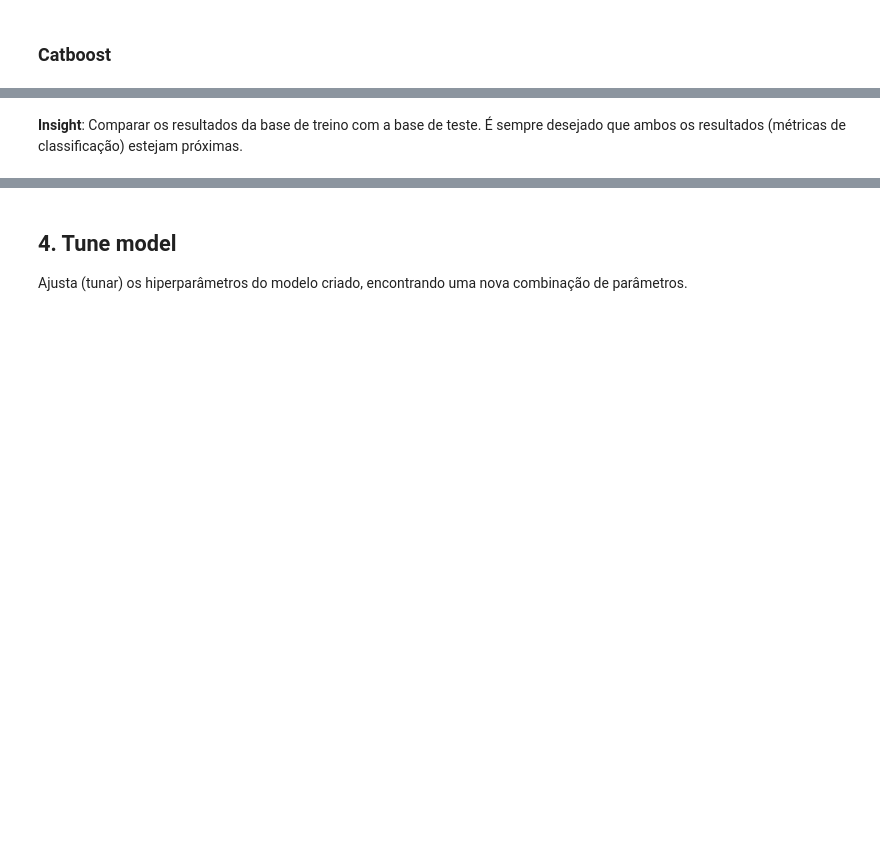
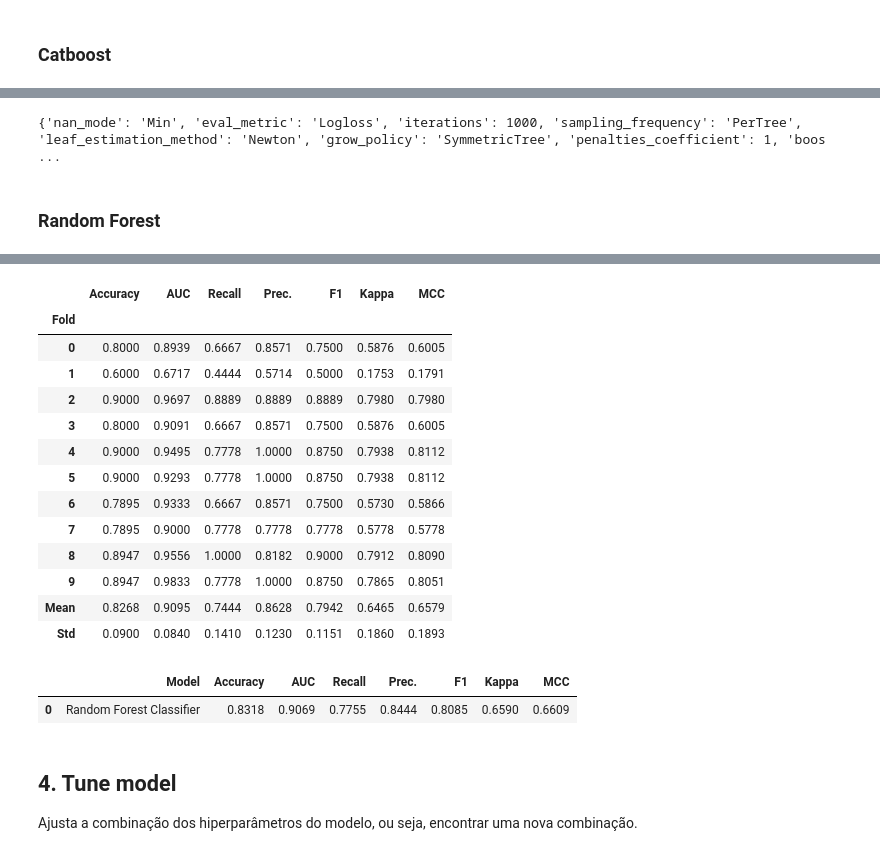
Before and after one commit to santoshenrique2021/WANDA_2023, a Jupyter notebook: MINICURSO_PYCARET.ipynb, the cells around one changed output, grey strips where cells are left out. Saved outputs shown, nothing was run; the diff lists cells and outputs as text; code cells hidden in the pictures; blank space fills up the shorter version.

Commit message:
Novas Informações
Atualização do minicurso.

```diff
--- a/MINICURSO_PYCARET.ipynb
+++ b/MINICURSO_PYCARET.ipynb
@@ -399,2 +442,10 @@ predict_model(model_1, data = df_teste); #86% de precisão
-# %% [markdown]
-**Insight**: Comparar os resultados da base de treino com a base de teste. É sempre desejado que ambos os resultados (métricas de classificação) estejam próximas.
+# %%
+print(model_1.get_all_params())
+# %% [output]
+{'nan_mode': 'Min', 'eval_metric': 'Logloss', 'iterations': 1000, 'sampling_frequency': 'PerTree', 'leaf_estimation_method': 'Newton', 'grow_policy': 'SymmetricTree', 'penalties_coefficient': 1, 'boos ...
+# %% [markdown]
+### Random Forest
+# %%
+#Obtidos a patir da base de treino
+model_2 = create_model('rf')
+# %% [output]
@@ -401,4 +453,24 @@ predict_model(model_1, data = df_teste); #86% de precisão
+|  | Accuracy | AUC | Recall | Prec. | F1 | Kappa | MCC |
+| Fold |  |  |  |  |  |  |  |
+| 0 | 0.8000 | 0.8939 | 0.6667 | 0.8571 | 0.7500 | 0.5876 | 0.6005 |
+| 1 | 0.6000 | 0.6717 | 0.4444 | 0.5714 | 0.5000 | 0.1753 | 0.1791 |
+| 2 | 0.9000 | 0.9697 | 0.8889 | 0.8889 | 0.8889 | 0.7980 | 0.7980 |
+| 3 | 0.8000 | 0.9091 | 0.6667 | 0.8571 | 0.7500 | 0.5876 | 0.6005 |
+| 4 | 0.9000 | 0.9495 | 0.7778 | 1.0000 | 0.8750 | 0.7938 | 0.8112 |
+| 5 | 0.9000 | 0.9293 | 0.7778 | 1.0000 | 0.8750 | 0.7938 | 0.8112 |
+| 6 | 0.7895 | 0.9333 | 0.6667 | 0.8571 | 0.7500 | 0.5730 | 0.5866 |
+| 7 | 0.7895 | 0.9000 | 0.7778 | 0.7778 | 0.7778 | 0.5778 | 0.5778 |
+| 8 | 0.8947 | 0.9556 | 1.0000 | 0.8182 | 0.9000 | 0.7912 | 0.8090 |
+| 9 | 0.8947 | 0.9833 | 0.7778 | 1.0000 | 0.8750 | 0.7865 | 0.8051 |
+| Mean | 0.8268 | 0.9095 | 0.7444 | 0.8628 | 0.7942 | 0.6465 | 0.6579 |
+| Std | 0.0900 | 0.0840 | 0.1410 | 0.1230 | 0.1151 | 0.1860 | 0.1893 |
+# %%
+#Resultados da base de teste
+predict_model(model_2, data = df_teste); #84% de precisão
+# %% [output]
+|  | Model | Accuracy | AUC | Recall | Prec. | F1 | Kappa | MCC |
+| 0 | Random Forest Classifier | 0.8318 | 0.9069 | 0.7755 | 0.8444 | 0.8085 | 0.6590 | 0.6609 |
 # %% [markdown]
 ## 4. Tune model
 
-Ajusta (tunar) os hiperparâmetros do modelo criado, encontrando uma nova combinação de parâmetros.
+Ajusta a combinação dos hiperparâmetros do modelo, ou seja, encontrar uma nova combinação.
```
Also changed, not shown: parts of 49 cells of this notebook, 2 other files.
